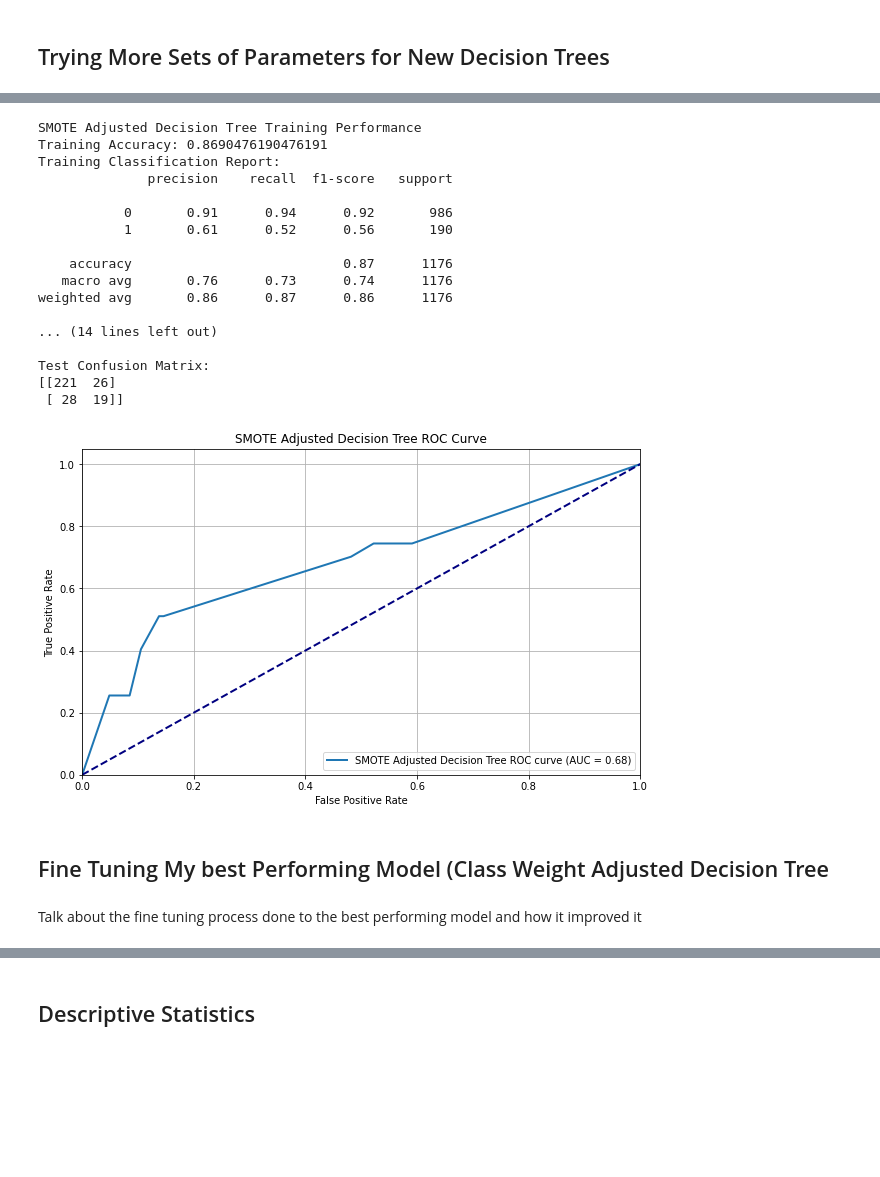
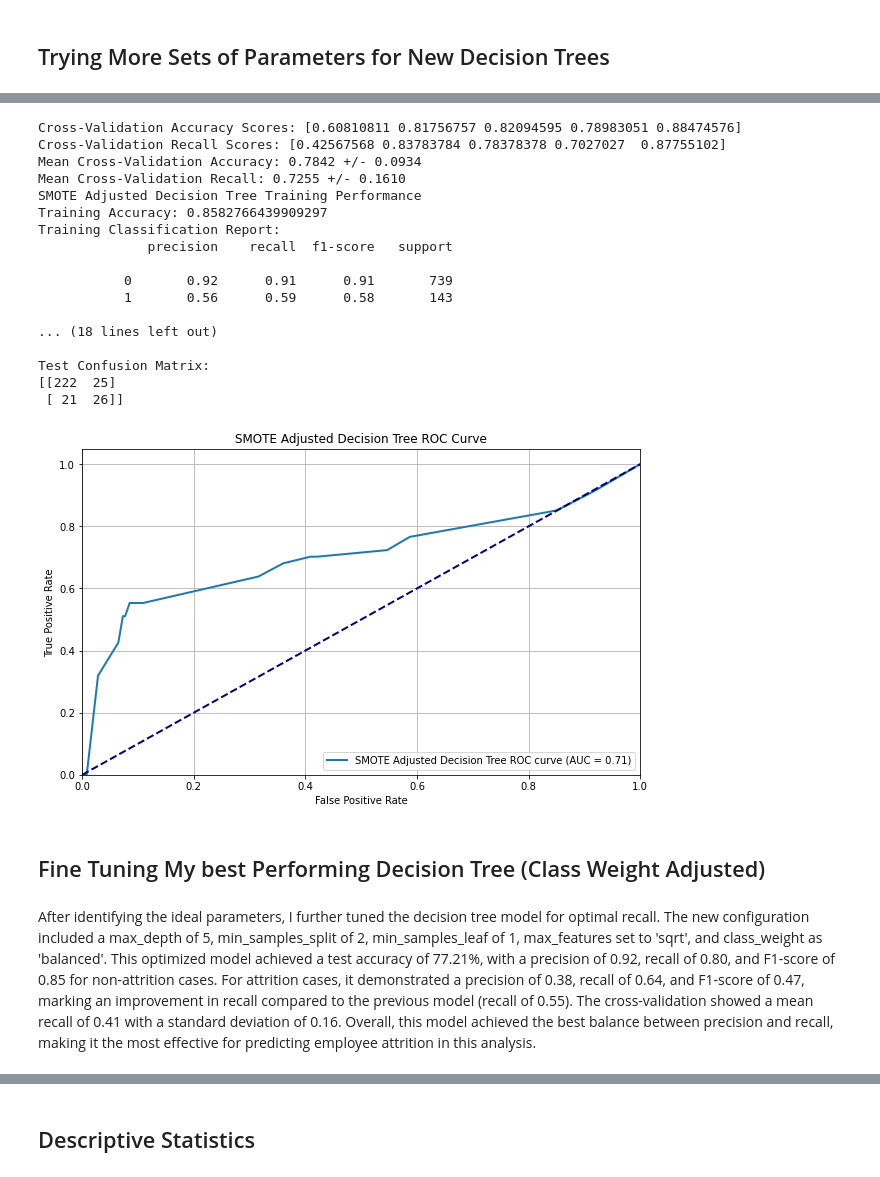
Before and after one commit to agambino720/employee_attrition_prediction_model, a Jupyter notebook: employee_attrition_project.ipynb, the cells around one changed output, grey strips where cells are left out. Cells and saved outputs as stored; diff of their text form; code cells hidden in the pictures; blank space fills up the shorter version.

Commit message:
Finished revising analysis

```diff
--- a/employee_attrition_project.ipynb
+++ b/employee_attrition_project.ipynb
@@ -915,30 +1086,38 @@ Compare ID3 Optimized with regular ID3
 # %%
+# Evaluating optimized model
+# Supressing warnings
 import warnings
 from sklearn.exceptions import UndefinedMetricWarning
 from sklearn.tree import DecisionTreeClassifier
 from sklearn.metrics import accuracy_score, classification_report, confusion_matrix, roc_curve, auc
+from sklearn.model_selection import cross_val_score
+import matplotlib.pyplot as plt
 
-# Suppress specific warnings
 warnings.filterwarnings("ignore", category=UndefinedMetricWarning)
 
-# Train a classifier with optimal values identified above
 dt_optimized = DecisionTreeClassifier(
     criterion='entropy',
-    max_depth=9,
+    max_depth=4,
     min_samples_split=0.1,
     min_samples_leaf=0.1,
-    max_features=12,
+    max_features=19,
     random_state=42
 )
+
+cv_accuracy_scores = cross_val_score(dt_optimized, X_train_scaled, y_train, cv=5, scoring='accuracy')
+cv_recall_scores = cross_val_score(dt_optimized, X_train_scaled, y_train, cv=5, scoring='recall')
+
+print("Cross-Validation Accuracy Scores:", cv_accuracy_scores)
+print("Cross-Validation Recall Scores:", cv_recall_scores)
+print("Mean Cross-Validation Accuracy: %.4f +/- %.4f" % (cv_accuracy_scores.mean(), cv_accuracy_scores.std()))
+print("Mean Cross-Validation Recall: %.4f +/- %.4f" % (cv_recall_scores.mean(), cv_recall_scores.std()))
+
 dt_optimized.fit(X_train_scaled, y_train)
 
-# Predict on training data
 y_train_pred_optimized = dt_optimized.predict(X_train_scaled)
 
-# Predict on test data
 y_test_pred_optimized = dt_optimized.predict(X_test_scaled)
 
-# Evaluate the model on the training data
 accuracy_train_optimized = accuracy_score(y_train, y_train_pred_optimized)
 report_train_optimized = classification_report(y_train, y_train_pred_optimized)
 confusion_train_optimized = confusion_matrix(y_train, y_train_pred_optimized)
@@ -948,7 +1127,6 @@ print(f"Training Accuracy: {accuracy_train_optimized}")
 print(f"Training Classification Report:\n{report_train_optimized}")
 print(f"Training Confusion Matrix:\n{confusion_train_optimized}")
 
-# Evaluate the model on the test data
 accuracy_test_optimized = accuracy_score(y_test, y_test_pred_optimized)
 report_test_optimized = classification_report(y_test, y_test_pred_optimized)
 confusion_test_optimized = confusion_matrix(y_test, y_test_pred_optimized)
@@ -958,14 +1136,11 @@ print(f"Test Accuracy: {accuracy_test_optimized}")
 print(f"Test Classification Report:\n{report_test_optimized}")
 print(f"Test Confusion Matrix:\n{confusion_test_optimized}")
 
-# Predict probabilities for the test set
 y_prob_optimized = dt_optimized.predict_proba(X_test_scaled)[:, 1]
 
-# Compute ROC curve and AUC
 fpr_optimized, tpr_optimized, thresholds_optimized = roc_curve(y_test, y_prob_optimized)
 roc_auc_optimized = auc(fpr_optimized, tpr_optimized)
 
-# Plot ROC Curve
 plt.figure(figsize=(10, 6))
 plt.plot(fpr_optimized, tpr_optimized, lw=2, label='Optimized Decision Tree ROC curve (AUC = {:.2f})'.format(roc_auc_optimized))
 plt.plot([0, 1], [0, 1], color='navy', lw=2, linestyle='--')
@@ -1145,7 +1347,10 @@ Test Confusion Matrix:
 # %%
-#Training a decision tree with SMOTE-adjusted training data
+# Training a decision tree with SMOTE-adjusted training data
 from imblearn.over_sampling import SMOTE
-from sklearn.model_selection import train_test_split
+from sklearn.model_selection import cross_val_score
+from sklearn.tree import DecisionTreeClassifier
+from sklearn.metrics import accuracy_score, classification_report, confusion_matrix, roc_curve, auc
+import matplotlib.pyplot as plt
 
 smote = SMOTE(random_state=42)
 X_train_smote, y_train_smote = smote.fit_resample(X_train_scaled, y_train)
@@ -1158,6 +1363,15 @@ dt_smote = DecisionTreeClassifier(
     max_features=None,
     random_state=42
 )
+
+cv_accuracy_scores = cross_val_score(dt_smote, X_train_smote, y_train_smote, cv=5, scoring='accuracy')
+cv_recall_scores = cross_val_score(dt_smote, X_train_smote, y_train_smote, cv=5, scoring='recall')
+
+print("Cross-Validation Accuracy Scores:", cv_accuracy_scores)
+print("Cross-Validation Recall Scores:", cv_recall_scores)
+print("Mean Cross-Validation Accuracy: %.4f +/- %.4f" % (cv_accuracy_scores.mean(), cv_accuracy_scores.std()))
+print("Mean Cross-Validation Recall: %.4f +/- %.4f" % (cv_recall_scores.mean(), cv_recall_scores.std()))
+
 dt_smote.fit(X_train_smote, y_train_smote)
 
 y_train_pred_smote = dt_smote.predict(X_train_scaled)
@@ -1179,48 +1393,48 @@ confusion_test_smote = confusion_matrix(y_test, y_test_pred_smote)
 
 print("SMOTE Adjusted Decision Tree Test Performance")
 print(f"Test Accuracy: {accuracy_test_smote}")
 print(f"Test Classification Report:\n{report_test_smote}")
 print(f"Test Confusion Matrix:\n{confusion_test_smote}")
 
 y_prob_smote = dt_smote.predict_proba(X_test_scaled)[:, 1]
 
 fpr_smote, tpr_smote, thresholds_smote = roc_curve(y_test, y_prob_smote)
 roc_auc_smote = auc(fpr_smote, tpr_smote)
 
 plt.figure(figsize=(10, 6))
 plt.plot(fpr_smote, tpr_smote, lw=2, label='SMOTE Adjusted Decision Tree ROC curve (AUC = {:.2f})'.format(roc_auc_smote))
 plt.plot([0, 1], [0, 1], color='navy', lw=2, linestyle='--')
 plt.xlim([0.0, 1.0])
 plt.ylim([0.0, 1.05])
 plt.xlabel('False Positive Rate')
 plt.ylabel('True Positive Rate')
 plt.title('SMOTE Adjusted Decision Tree ROC Curve')
 plt.legend(loc='lower right')
 plt.grid(True)
 plt.show()
 # %% [output]
+Cross-Validation Accuracy Scores: [0.60810811 0.81756757 0.82094595 0.78983051 0.88474576]
+Cross-Validation Recall Scores: [0.42567568 0.83783784 0.78378378 0.7027027  0.87755102]
+Mean Cross-Validation Accuracy: 0.7842 +/- 0.0934
+Mean Cross-Validation Recall: 0.7255 +/- 0.1610
 SMOTE Adjusted Decision Tree Training Performance
-Training Accuracy: 0.8690476190476191
+Training Accuracy: 0.8582766439909297
 Training Classification Report:
               precision    recall  f1-score   support
 
-           0       0.91      0.94      0.92       986
-           1       0.61      0.52      0.56       190
+           0       0.92      0.91      0.91       739
+           1       0.56      0.59      0.58       143
 
-    accuracy                           0.87      1176
-   macro avg       0.76      0.73      0.74      1176
-weighted avg       0.86      0.87      0.86      1176
-
-... (14 lines left out)
+... (18 lines left out)
 
 Test Confusion Matrix:
-[[221  26]
- [ 28  19]]
+[[222  25]
+ [ 21  26]]
-[figure, old version]
+[figure, new version]
 # %% [markdown]
-## Fine Tuning My best Performing Model (Class Weight Adjusted Decision Tree
+## Fine Tuning My best Performing Decision Tree (Class Weight Adjusted)
-# %% [markdown]
-Talk about the fine tuning process done to the best performing model and how it improved it
+# %% [markdown]
+After identifying the ideal parameters, I further tuned the decision tree model for optimal recall. The new configuration included a max_depth of 5, min_samples_split of 2, min_samples_leaf of 1, max_features set to 'sqrt', and class_weight as 'balanced'. This optimized model achieved a test accuracy of 77.21%, with a precision of 0.92, recall of 0.80, and F1-score of 0.85 for non-attrition cases. For attrition cases, it demonstrated a precision of 0.38, recall of 0.64, and F1-score of 0.47, marking an improvement in recall compared to the previous model (recall of 0.55). The cross-validation showed a mean recall of 0.41 with a standard deviation of 0.16. Overall, this model achieved the best balance between precision and recall, making it the most effective for predicting employee attrition in this analysis.
 # %%
 #Finding the best parameter combinations for accuracy and recall
 from sklearn.tree import DecisionTreeClassifier
```
Also changed, not shown: parts of 57 cells of this notebook.
